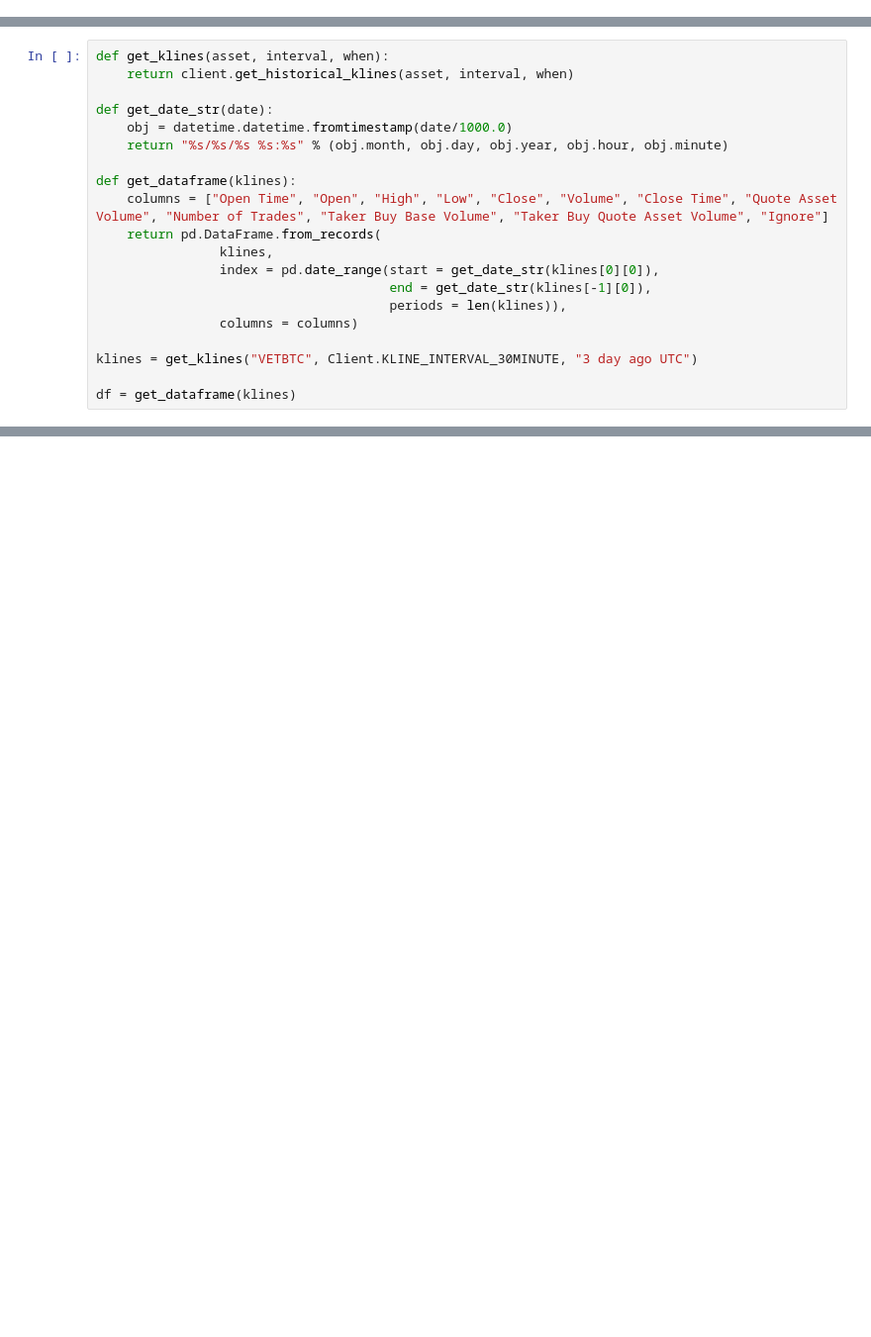
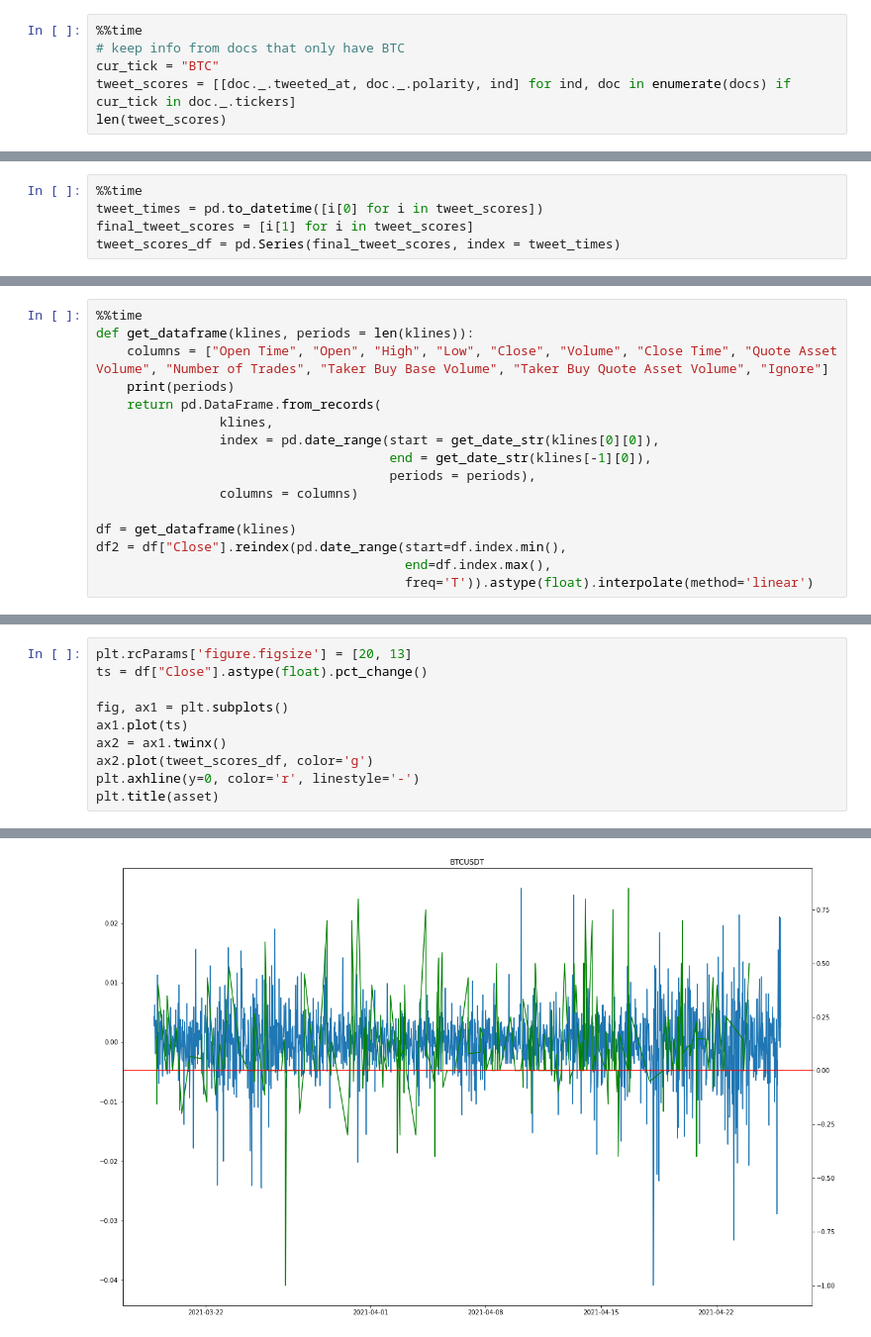
Before and after one commit to Empyr3an/Artha, a Jupyter notebook: notebooks/tweet_analysis.ipynb, the cells around one changed output, grey strips where cells are left out. Shown at 99% size. Drawn from its saved outputs; the diff is of its cells as text; blank space fills up the shorter version.

Commit message:
finsihed plotting sentiment of a user against asset returns in tweet_analysis.ipynb

```diff
--- a/notebooks/tweet_analysis.ipynb
+++ b/notebooks/tweet_analysis.ipynb
@@ -102,0 +61,6 @@ client = Client(key, secret)
+# %%
+%%time
+# keep info from docs that only have BTC
+cur_tick = "BTC"
+tweet_scores = [[doc._.tweeted_at, doc._.polarity, ind] for ind, doc in enumerate(docs) if cur_tick in doc._.tickers]
+len(tweet_scores)
@@ -102,0 +91,5 @@ client = Client(key, secret)
+# %%
+%%time
+tweet_times = pd.to_datetime([i[0] for i in tweet_scores])
+final_tweet_scores = [i[1] for i in tweet_scores]
+tweet_scores_df = pd.Series(final_tweet_scores, index = tweet_times)
@@ -103,20 +117,16 @@ client = Client(key, secret)
 # %%
-def get_klines(asset, interval, when):
-    return client.get_historical_klines(asset, interval, when)
-
-def get_date_str(date):
-    obj = datetime.datetime.fromtimestamp(date/1000.0)
-    return "%s/%s/%s %s:%s" % (obj.month, obj.day, obj.year, obj.hour, obj.minute)
-
-def get_dataframe(klines):
+%%time
+def get_dataframe(klines, periods = len(klines)):
     columns = ["Open Time", "Open", "High", "Low", "Close", "Volume", "Close Time", "Quote Asset Volume", "Number of Trades", "Taker Buy Base Volume", "Taker Buy Quote Asset Volume", "Ignore"]
+    print(periods)
     return pd.DataFrame.from_records(
                 klines,
                 index = pd.date_range(start = get_date_str(klines[0][0]),
                                       end = get_date_str(klines[-1][0]),
-                                      periods = len(klines)),
+                                      periods = periods),
                 columns = columns)
 
-klines = get_klines("VETBTC", Client.KLINE_INTERVAL_30MINUTE, "3 day ago UTC")
-
 df = get_dataframe(klines)
+df2 = df["Close"].reindex(pd.date_range(start=df.index.min(),
+                                        end=df.index.max(),
+                                        freq='T')).astype(float).interpolate(method='linear')
@@ -131,0 +137,11 @@ ts2.plot()
+# %%
+plt.rcParams['figure.figsize'] = [20, 13]
+ts = df["Close"].astype(float).pct_change()
+
+fig, ax1 = plt.subplots()
+ax1.plot(ts)
+ax2 = ax1.twinx()
+ax2.plot(tweet_scores_df, color='g')
+plt.axhline(y=0, color='r', linestyle='-')
+plt.title(asset)
+# %% [output]
@@ -131,0 +149 @@ ts2.plot()
+[figure, added]
```
Also changed, not shown: parts of 15 cells of this notebook, 1 other file.
